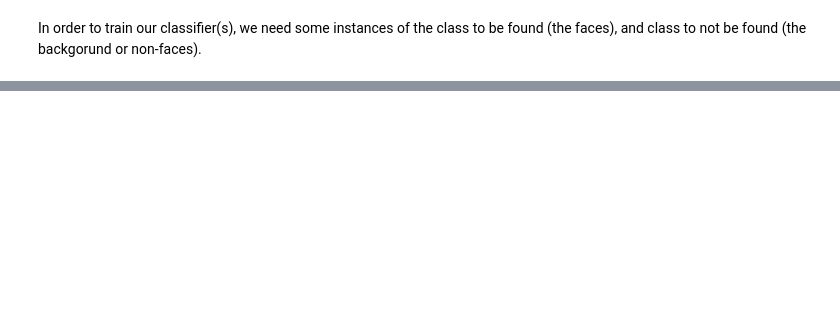
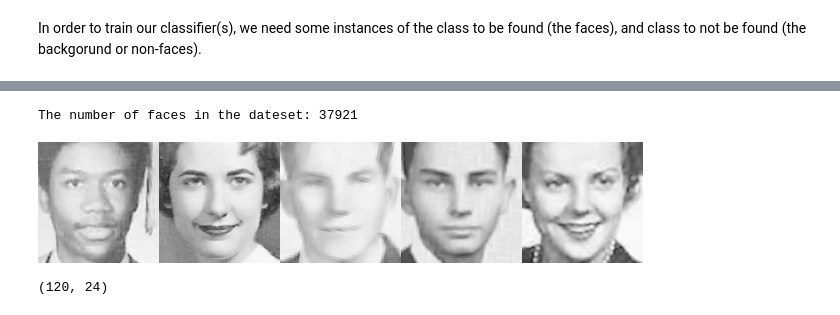
Before and after one commit to Computer-Vision-Spring-2024/exVision-FacialSys, a Jupyter notebook: face_detection/detect_face.ipynb, the cells around one changed output, grey strips where cells are left out. Drawn from its saved outputs; the diff is of its cells as text; code cells hidden in the pictures; blank space fills up the shorter version.

Commit message:
set up the notebook for downloading the faces and background datasets

```diff
--- a/face_detection/detect_face.ipynb
+++ b/face_detection/detect_face.ipynb
@@ -289,0 +347,10 @@ In order to train our classifier(s), we need some instances of the class to be f
+# %%
+faces_url = 'https://www.dropbox.com/s/ubjjoo0b2wz4vgz/faces_aligned_small_mirrored_co_aligned_cropped_cleaned.tar.gz?dl=1'
+faces_md5 = 'ab853c17ca6630c191457ff1fb16c1a4' # hash value of the archive
+# this hash value is computed from the binary data included
+
+faces_archive = os.path.join(dataset_path, 'faces_aligned_small_mirrored_co_aligned_cropped_cleaned.tar.gz')
+faces_dir = os.path.join(dataset_path, 'faces_aligned_small_mirrored_co_aligned_cropped_cleaned')
+
+if not os.path.exists(faces_archive) or md5(faces_archive) != faces_md5:
+    download_file(faces_url, faces_archive)
@@ -289,0 +360,39 @@ In order to train our classifier(s), we need some instances of the class to be f
+# %%
+face_image_files = glob.glob(os.path.join(faces_dir, "**", "*.png"), recursive=True)
+# %%
+print(f"The number of faces in the dateset: {len(face_image_files)}")
+# %% [output]
+The number of faces in the dateset: 37921
+# %%
+def open_face(path , resize = True):
+    CROP_TOP = 50 # crop from top to remove hair, just facial features
+    img = Image.open(path)
+    img = to_image(gleam_converion(to_float_array(img)[CROP_TOP:, :]))
+    min_size = np.min(img.size)
+    img = ImageOps.fit(img, (min_size, min_size), Image.Resampling.LANCZOS)
+    if resize:
+        img = img.resize((WINDOW_SIZE, WINDOW_SIZE), Image.Resampling.LANCZOS)
+    return img.convert('L')
+# %%
+def merge_images(files , open_fun, resize = False):
+    images = [open_fun(f, resize) for f in files]
+    sizes = [img.size for img in images]
+    collage_width = np.sum([size[0] for size in sizes])
+    collage_height = np.max([size[1] for size in sizes])
+
+    result = Image.new('L', (collage_width, collage_height))
+    x_offset = 0
+    for img, size in zip(images, sizes):
+        result.paste(im=img, box=(x_offset, 0))
+        x_offset += size[0]
+    return result
+# %%
+random.seed(1000)
+random_face_files = random.sample(face_image_files, 5)
+merge_images(random_face_files, open_face)
+# %% [output]
+[figure, added]
+# %%
+merge_images(random_face_files, open_face, True).size
+# %% [output]
+(120, 24)
```
Also changed, not shown: parts of 19 cells of this notebook.
